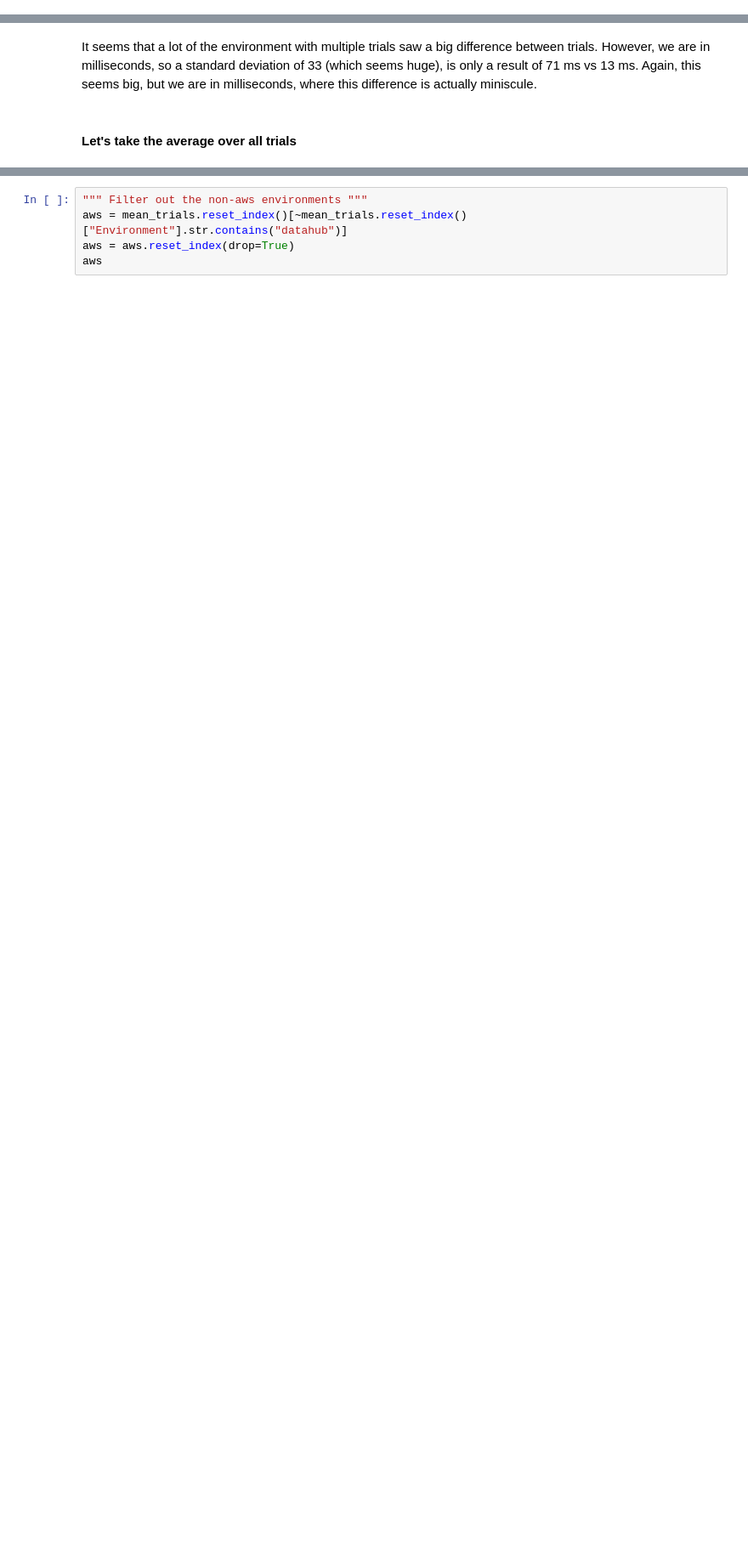
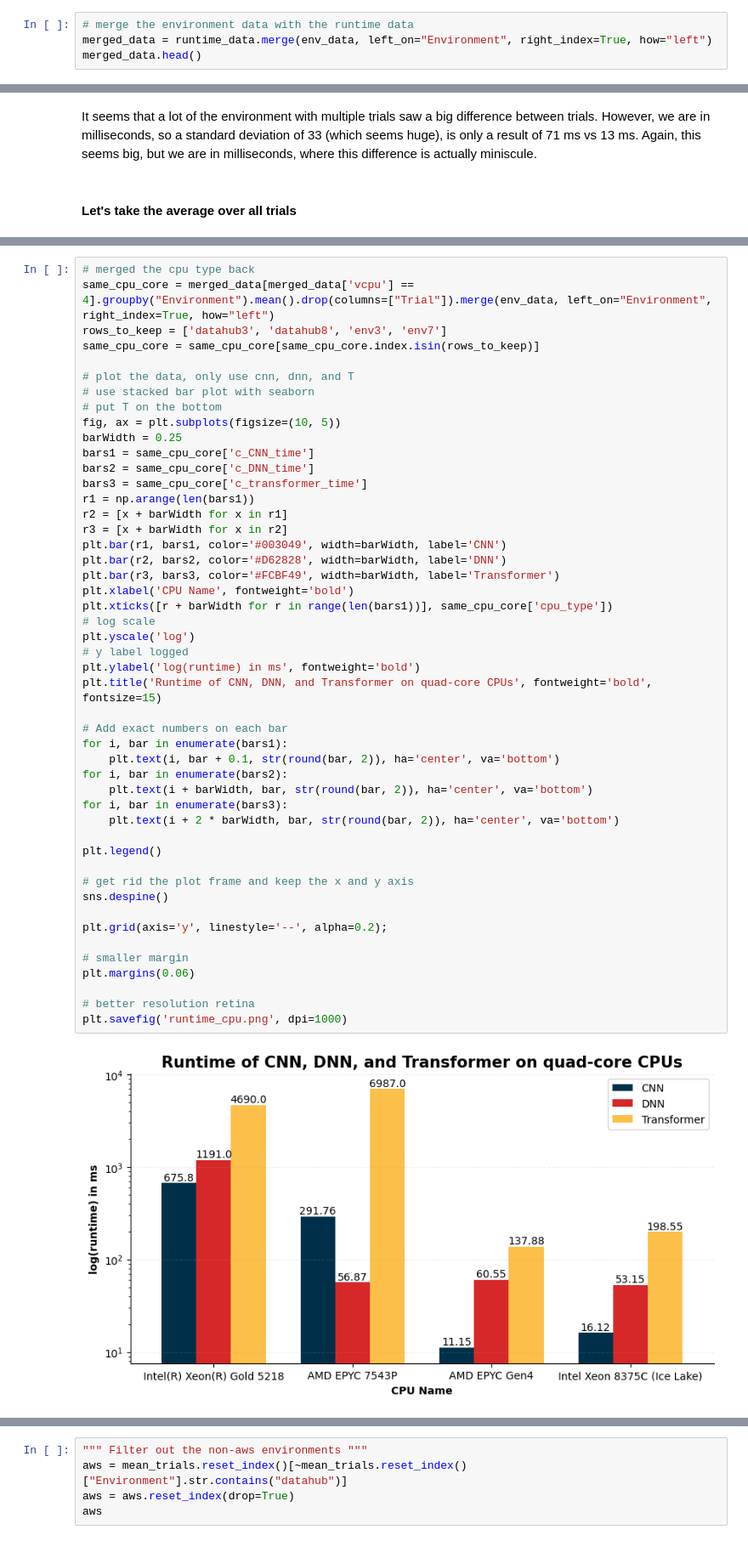
Before and after one commit to louiecai/DSC-180B-Hardware-Acceleration, a Jupyter notebook: data_analysis.ipynb, the cells around one changed output, grey strips where cells are left out. Shown: that part at 85% size. Cells and saved outputs as stored; diff of their text form; blank space fills up the shorter version.

```diff
--- a/data_analysis.ipynb
+++ b/data_analysis.ipynb
@@ -86,3 +86,7 @@ runtime_data.head()
 | 2 | datahub2 | 1 | 4267.000 | 4488.000 | 62788.000 | 15780.000 | [1384.0, 1.154] | [17.723, 2.864] | ... |
 | 3 | datahub3 | 1 | 675.796 | 1191.000 | 7188.000 | 4690.000 | [1573.0, 1.138] | [18.172, 2.858] | ... |
 | 4 | datahub4 | 1 | 26.471 | 235.421 | 789.155 | 1127.000 | [1549.0, 1.174] | [20.413, 2.864] | ... |
+# %%
+# merge the environment data with the runtime data
+merged_data = runtime_data.merge(env_data, left_on="Environment", right_index=True, how="left")
+merged_data.head()
@@ -136,0 +146,50 @@ mean_trials
+# %%
+# merged the cpu type back
+same_cpu_core = merged_data[merged_data['vcpu'] == 4].groupby("Environment").mean().drop(columns=["Trial"]).merge(env_data, left_on="Environment", right_index=True, how="left")
+rows_to_keep = ['datahub3', 'datahub8', 'env3', 'env7']
+same_cpu_core = same_cpu_core[same_cpu_core.index.isin(rows_to_keep)]
+
+# plot the data, only use cnn, dnn, and T
+# use stacked bar plot with seaborn
+# put T on the bottom
+fig, ax = plt.subplots(figsize=(10, 5))
+barWidth = 0.25
+bars1 = same_cpu_core['c_CNN_time']
+bars2 = same_cpu_core['c_DNN_time']
+bars3 = same_cpu_core['c_transformer_time']
+r1 = np.arange(len(bars1))
+r2 = [x + barWidth for x in r1]
+r3 = [x + barWidth for x in r2]
+plt.bar(r1, bars1, color='#003049', width=barWidth, label='CNN')
+plt.bar(r2, bars2, color='#D62828', width=barWidth, label='DNN')
+plt.bar(r3, bars3, color='#FCBF49', width=barWidth, label='Transformer')
+plt.xlabel('CPU Name', fontweight='bold')
+plt.xticks([r + barWidth for r in range(len(bars1))], same_cpu_core['cpu_type'])
+# log scale
+plt.yscale('log')
+# y label logged
+plt.ylabel('log(runtime) in ms', fontweight='bold')
+plt.title('Runtime of CNN, DNN, and Transformer on quad-core CPUs', fontweight='bold', fontsize=15)
+
+# Add exact numbers on each bar
+for i, bar in enumerate(bars1):
+    plt.text(i, bar + 0.1, str(round(bar, 2)), ha='center', va='bottom')
+for i, bar in enumerate(bars2):
+    plt.text(i + barWidth, bar, str(round(bar, 2)), ha='center', va='bottom')
+for i, bar in enumerate(bars3):
+    plt.text(i + 2 * barWidth, bar, str(round(bar, 2)), ha='center', va='bottom')
+
+plt.legend()
+
+# get rid the plot frame and keep the x and y axis
+sns.despine()
+
+plt.grid(axis='y', linestyle='--', alpha=0.2);
+
+# smaller margin
+plt.margins(0.06)
+
+# better resolution retina
+plt.savefig('runtime_cpu.png', dpi=1000)
+# %% [output]
+[figure, added]
```
Also changed, not shown: parts of 10 cells of this notebook.
